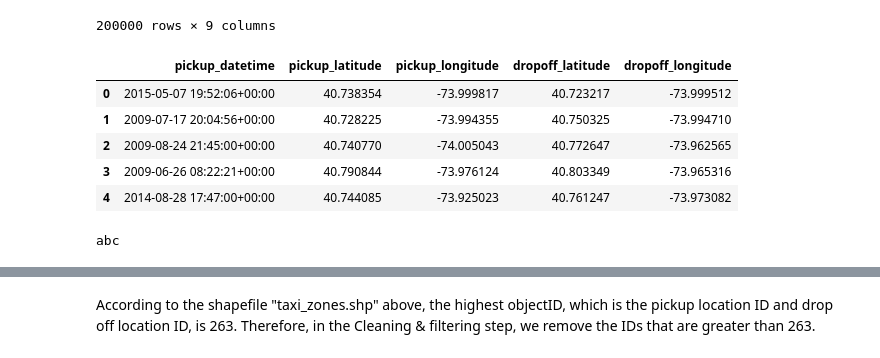
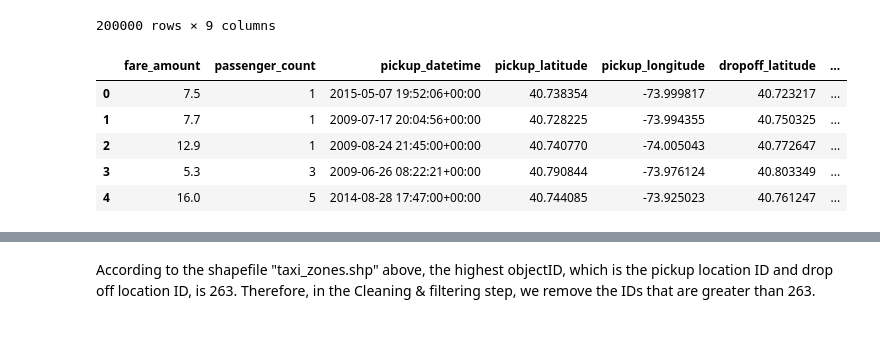
Before and after one commit to wangyf99/final-project, a Jupyter notebook: Group_project.ipynb, the cells around one changed output, grey strips where cells are left out. Saved outputs shown, nothing was run; the diff lists cells and outputs as text; code cells hidden in the pictures.

```diff
--- a/Group_project.ipynb
+++ b/Group_project.ipynb
@@ -553,39 +476,34 @@ uber_data
 | 199999 | 11951496 | 2010-05-15 04:08:00.000000760 | 14.1 | 2010-05-15 04:08:00 UTC | -73.984395 | 40.720077 | ... |
 200000 rows × 9 columns
 # %%
-uber_data = uber_data[['pickup_datetime',
+uber_data = uber_data[['fare_amount', 'passenger_count', 'pickup_datetime',
                        'pickup_latitude','pickup_longitude',
                        'dropoff_latitude','dropoff_longitude',
-                      ]]
+                      ]].copy()
 uber_data['pickup_datetime'] = pd.to_datetime(uber_data['pickup_datetime'])
 
 
 uber_data = uber_data[uber_data['pickup_longitude'] > -74.242330]
 uber_data = uber_data[uber_data['pickup_longitude'] < -73.717047]
 uber_data = uber_data[uber_data['pickup_latitude'] > 40.560445]
 uber_data = uber_data[uber_data['pickup_latitude'] < 40.908524]
 
 
 
 
 uber_data = uber_data[uber_data['dropoff_longitude'] > -74.242330]
 uber_data = uber_data[uber_data['dropoff_longitude'] < -73.717047]
 uber_data = uber_data[uber_data['dropoff_latitude'] > 40.560445]
 uber_data = uber_data[uber_data['dropoff_latitude'] < 40.908524]
 
 uber_data[uber_data['pickup_longitude']== uber_data['pickup_latitude']]
 uber_data = uber_data[uber_data['pickup_longitude']!=uber_data['pickup_latitude']]
 
 uber_data.head()
 # %% [output]
-|  | pickup_datetime | pickup_latitude | pickup_longitude | dropoff_latitude | dropoff_longitude |
-| 0 | 2015-05-07 19:52:06+00:00 | 40.738354 | -73.999817 | 40.723217 | -73.999512 |
-| 1 | 2009-07-17 20:04:56+00:00 | 40.728225 | -73.994355 | 40.750325 | -73.994710 |
-| 2 | 2009-08-24 21:45:00+00:00 | 40.740770 | -74.005043 | 40.772647 | -73.962565 |
-| 3 | 2009-06-26 08:22:21+00:00 | 40.790844 | -73.976124 | 40.803349 | -73.965316 |
-| 4 | 2014-08-28 17:47:00+00:00 | 40.744085 | -73.925023 | 40.761247 | -73.973082 |
+|  | fare_amount | passenger_count | pickup_datetime | pickup_latitude | pickup_longitude | dropoff_latitude | ... |
+| 0 | 7.5 | 1 | 2015-05-07 19:52:06+00:00 | 40.738354 | -73.999817 | 40.723217 | ... |
+| 1 | 7.7 | 1 | 2009-07-17 20:04:56+00:00 | 40.728225 | -73.994355 | 40.750325 | ... |
+| 2 | 12.9 | 1 | 2009-08-24 21:45:00+00:00 | 40.740770 | -74.005043 | 40.772647 | ... |
+| 3 | 5.3 | 3 | 2009-06-26 08:22:21+00:00 | 40.790844 | -73.976124 | 40.803349 | ... |
+| 4 | 16.0 | 5 | 2014-08-28 17:47:00+00:00 | 40.744085 | -73.925023 | 40.761247 | ... |
-# %%
-x = ("abc")
-print(x)
-# %% [output]
-abc
```
Also changed, not shown: parts of 26 cells of this notebook, 5 other files.
